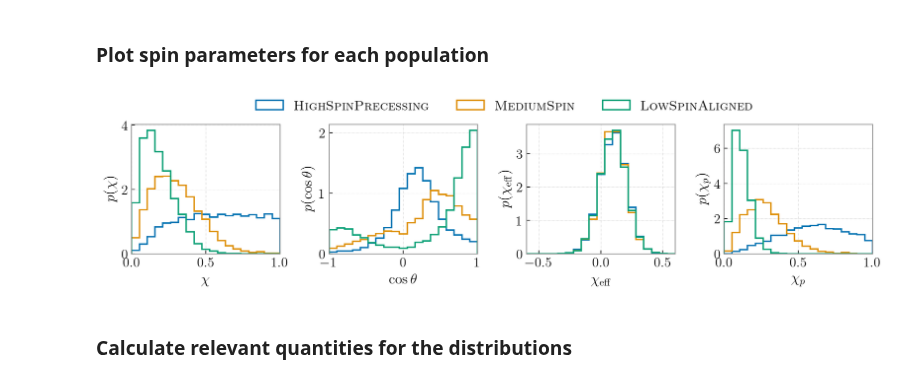
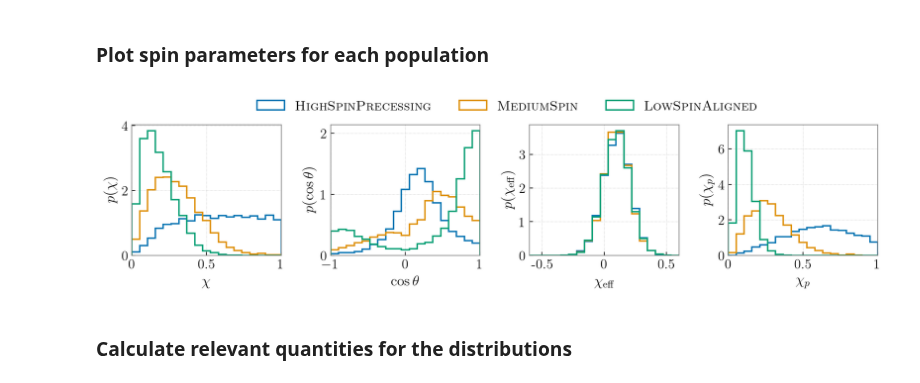
Before and after one commit to simonajmiller/measuring-bbh-component-spin, a Jupyter notebook: Figures/make_figure_01.ipynb, the cells around one changed output. Saved outputs shown, nothing was run; the diff lists cells and outputs as text; code cells hidden in the pictures.

Commit message:
updated notebooks for all figures

```diff
--- a/Figures/make_figure_01.ipynb
+++ b/Figures/make_figure_01.ipynb
@@ -84,34 +84,39 @@ for i,pop in enumerate([pop1, pop2, pop3]):
 
     # chi p
     axes[3].hist(spin_dict[f'pop{i+1}']['chip'], density=True, bins=np.linspace(0, 1, 20), histtype='step', lw=1.5)
     axes[3].set_xlim(0, 1)
 
 axes[0].legend(bbox_to_anchor=(0.8, 1.05, 1., .102), loc='lower left', ncol=3,  borderaxespad=0., fontsize=14)
 
+axes[0].set_xticklabels([int(0), 0.5, int(1)])
+axes[2].set_xticks([-0.5, int(0), 0.5])
+axes[2].set_xticklabels([-0.5, int(0), 0.5])
+axes[3].set_xticklabels([int(0), 0.5, int(1)])
+
 axes[0].set_xlabel(r'$\chi$', fontsize=15)
 axes[1].set_xlabel(r'$\cos\theta$', fontsize=15)
 axes[2].set_xlabel(r'$\chi_\mathrm{eff}$', fontsize=15)
 axes[3].set_xlabel(r'$\chi_p$', fontsize=15)
 
 axes[0].set_ylabel(r'$p(\chi)$', fontsize=15)
 axes[1].set_ylabel(r'$p(\cos\theta)$', fontsize=15)
 axes[2].set_ylabel(r'$p(\chi_\mathrm{eff})$', fontsize=15)
 axes[3].set_ylabel(r'$p(\chi_p$)', fontsize=15)
 
 for ax in axes:
     ax.grid(ls=':', color='silver', lw=0.5)
 
     ax.spines['bottom'].set_color('gray')
     ax.spines['top'].set_color('gray')
     ax.spines['right'].set_color('gray')
     ax.spines['left'].set_color('gray')
 
 plt.subplots_adjust(wspace=0.33)
 
 plt.savefig('figure_01.pdf',bbox_inches='tight')
 plt.show()
 # %% [output]
-[figure, old version]
+[figure, new version]
 # %% [markdown]
 ### Calculate relevant quantities for the distributions
 # %%
```
Also changed, not shown: 5 other files.
